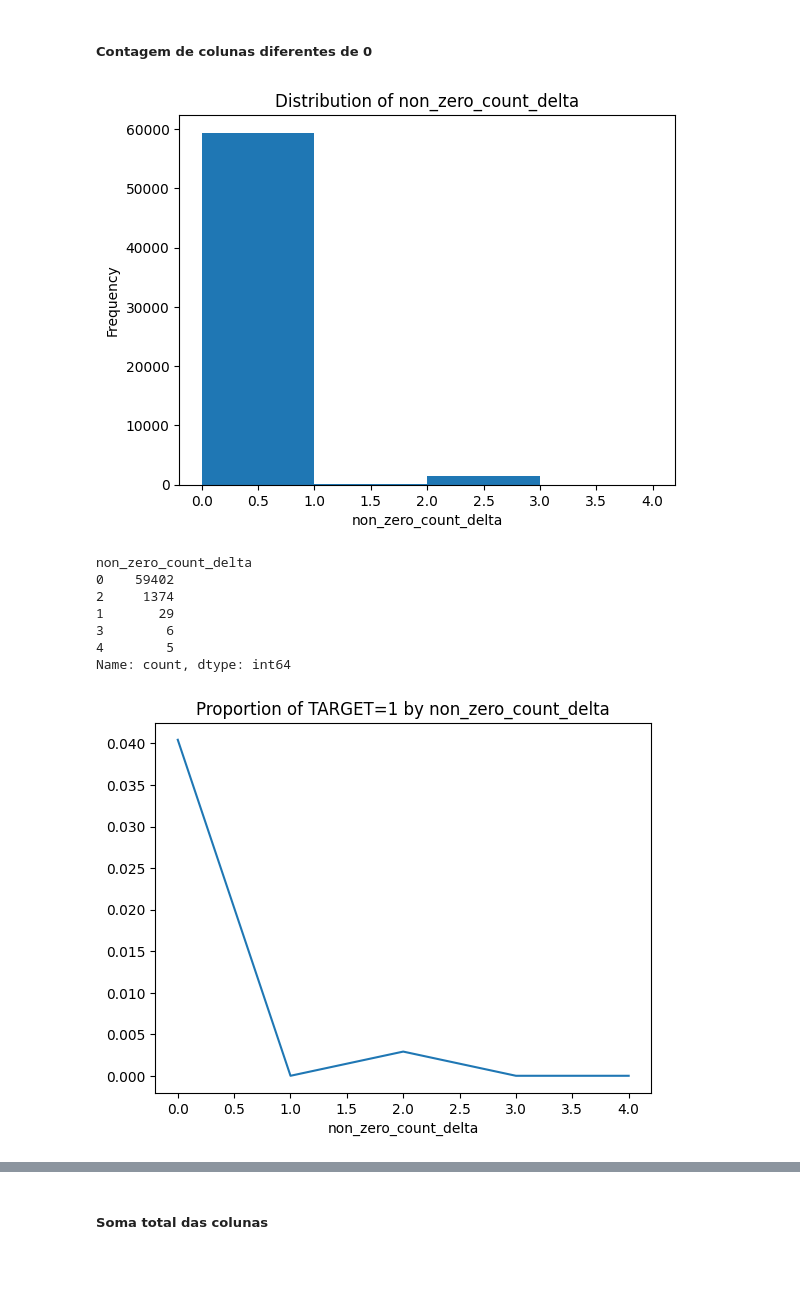
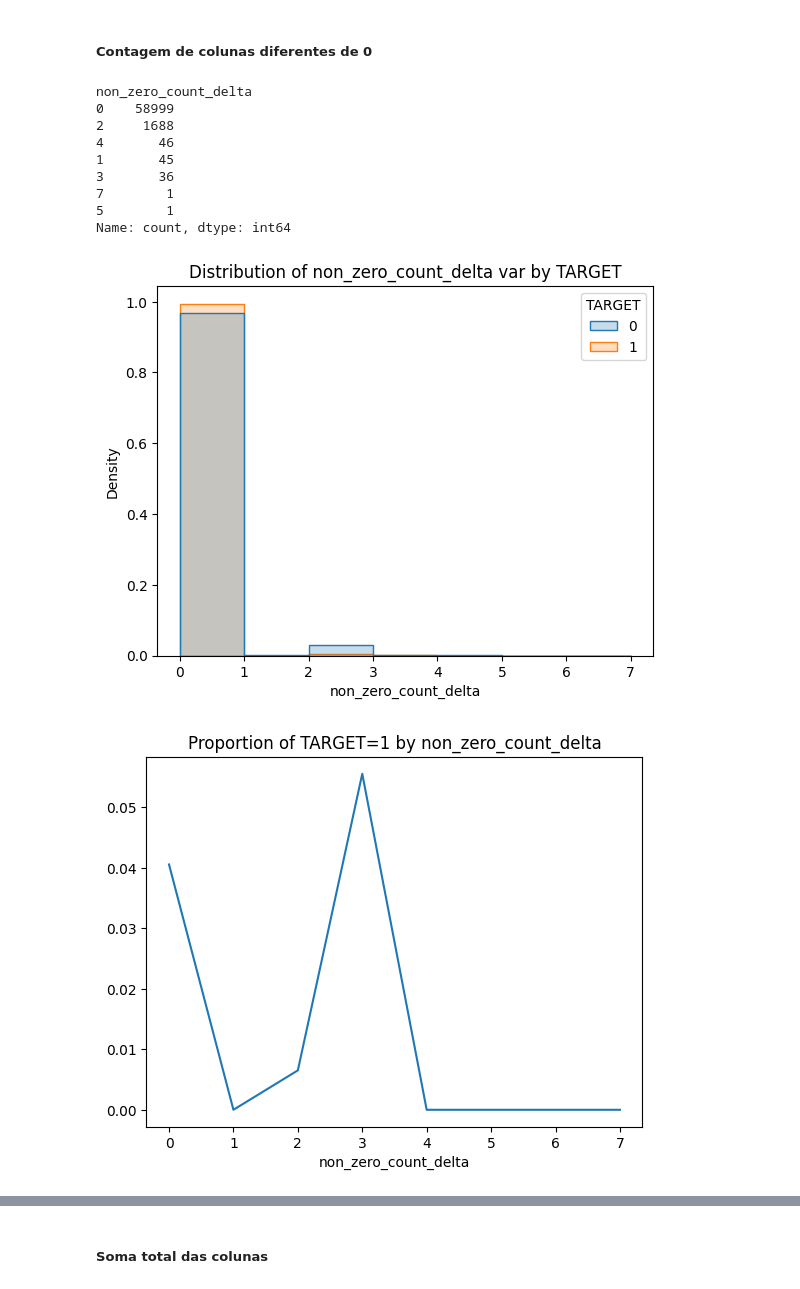
Before and after one commit to FelipeViacava/data-masters-case, a Jupyter notebook: 01-eda.ipynb, the cells around one changed output, grey strips where cells are left out. Drawn from its saved outputs; the diff is of its cells as text; code cells hidden in the pictures.

```diff
--- a/01-eda.ipynb
+++ b/01-eda.ipynb
@@ -456,0 +393,4 @@ df_[delta_cols].describe()
+# %%
+ci_delta = CustomImputer(prefix="delta", to_replace=9999999999)
+ci_delta = ci_delta.fit(df)
+df = ci_delta.transform(df)
@@ -467,6 +423,6 @@ plt.show()
 # %% [markdown]
 ##### Contagem de nulos
 # %%
-anc_delta = AddNoneCount(prefix="delta", fake_value=9999999999)
+anc_delta = AddNoneCount(prefix="delta")
 anc_delta = anc_delta.fit(df)
 df = anc_delta.transform(df)
@@ -496,24 +446,24 @@ cv.violinplot(df, "none_count_delta")
 # %% [markdown]
 ##### Contagem de colunas diferentes de 0
 # %%
-anzc_delta = AddNonZeroCount(prefix="delta", fake_value=9999999999)
+anzc_delta = AddNonZeroCount(prefix="delta")
 anzc_delta = anzc_delta.fit(df)
 df = anzc_delta.transform(df)
-# %%
-cv.histplot(df, "non_zero_count_delta", nbins=4)
-# %% [output]
-[figure, removed]
 # %%
 df["non_zero_count_delta"].value_counts()
 # %% [output]
 non_zero_count_delta
-0    59402
-2     1374
-1       29
-3        6
-4        5
+0    58999
+2     1688
+4       46
+1       45
+3       36
+7        1
+5        1
 Name: count, dtype: int64
 # %%
+cv.binaryhistplot(df, "non_zero_count_delta", nbins=7)
 cv.lineplot(df, "non_zero_count_delta")
 # %% [output]
-[figure, old version]
+[figure, new version]
+[figure, added]
```
Also changed, not shown: parts of 27 cells of this notebook, 1 other file.
